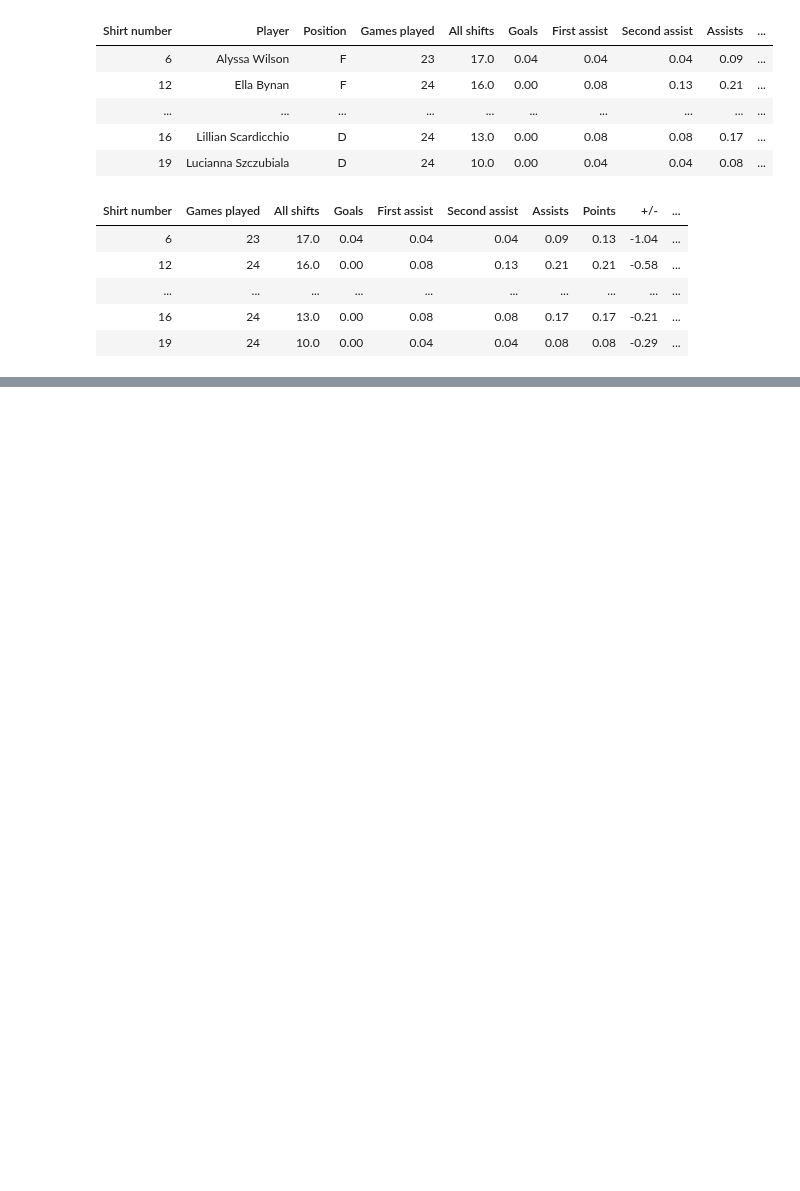
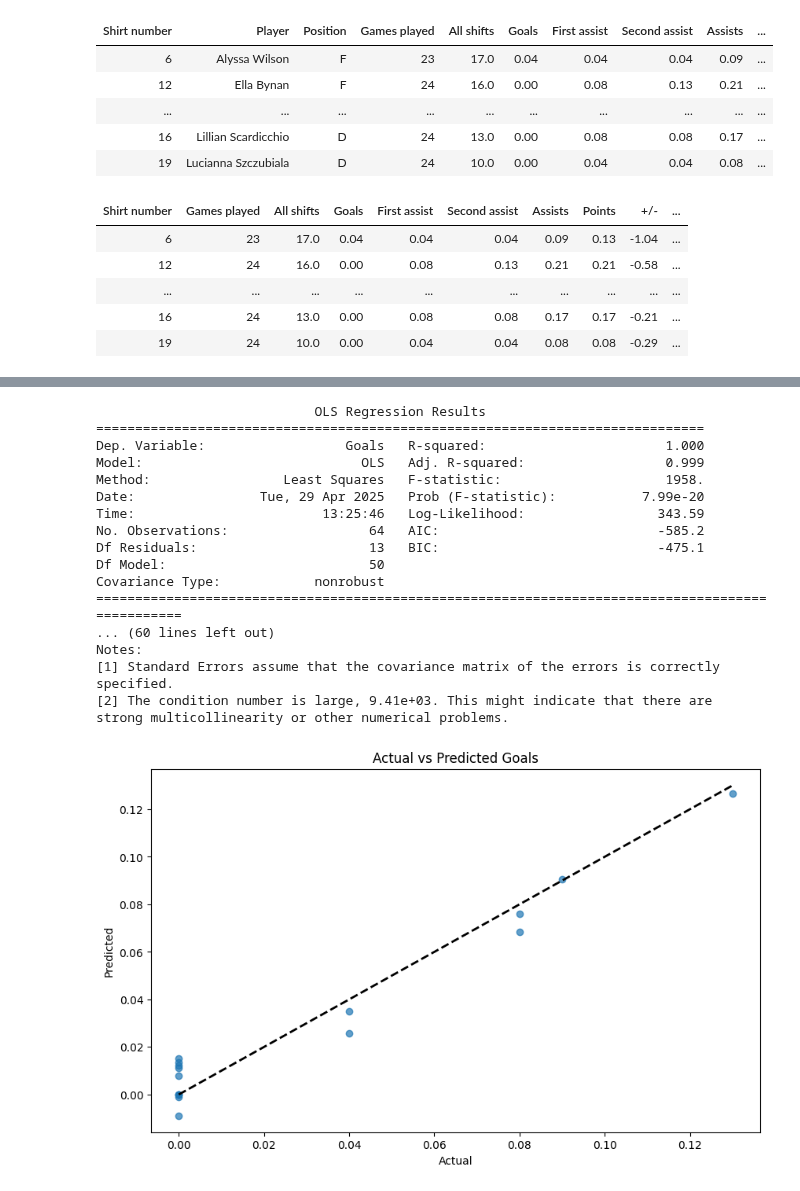
Before and after one commit to sarahsetiawan/Hood-Hockey, a Jupyter notebook: DataAnalysis/LinearReg.ipynb, the cells around one changed output, grey strips where cells are left out. Cells and saved outputs as stored; diff of their text form; code cells hidden in the pictures; blank space fills up the shorter version.

Commit message:
linear regression

```diff
--- a/DataAnalysis/LinearReg.ipynb
+++ b/DataAnalysis/LinearReg.ipynb
@@ -76,0 +149,16 @@ Coefficients: {'Shirt number': np.float64(-4.29967866751593e-05), 'Games played'
+# %%
+# Get coefficients and their corresponding column names
+coefficients = model.coef_
+column_names = X.columns
+
+# Create a DataFrame to display coefficients
+coef_df = pd.DataFrame({'Feature': column_names, 'Coefficient': coefficients})
+
+# Sort the DataFrame by absolute coefficient value
+coef_df['Absolute Coefficient'] = abs(coef_df['Coefficient'])
+coef_df = coef_df.sort_values(by='Absolute Coefficient', ascending=False)
+
+# Print the top N coefficients
+N = 10  # Number of top coefficients to display
+print(f"Top {N} coefficients:")
+print(coef_df[['Feature', 'Coefficient']].head(N))
@@ -76,0 +178,62 @@ Coefficients: {'Shirt number': np.float64(-4.29967866751593e-05), 'Games played'
+# %%
+from sklearn.model_selection import train_test_split
+
+import statsmodels.api as sm
+
+# Select the top N features based on absolute coefficient values
+N = 50  # You can adjust the number of top features to use
+top_features = coef_df.head(N)['Feature'].tolist()
+
+# Prepare the data using only the top features
+X_top = X[top_features]
+
+# Add a constant to the independent variables
+X_top = sm.add_constant(X_top)
+
+# Split the data into training and testing sets
+X_train, X_test, y_train, y_test = train_test_split(X_top, y, test_size=0.2, random_state=42)
+
+# Train the multiple linear regression model
+model = sm.OLS(y_train, X_train).fit()
+
+# Print the model summary
+print(model.summary())
+
+# Make predictions on the test set
+y_pred = model.predict(X_test)
+
+# Create a DataFrame for actual vs predicted values
+predictions_df = pd.DataFrame({'Actual': y_test, 'Predicted': y_pred})
+
+# Plotting actual vs predicted values
+plt.figure(figsize=(10, 6))
+plt.scatter(y_test, y_pred, alpha=0.7)
+plt.plot(
+    [y_test.min(), y_test.max()],
+    [y_test.min(), y_test.max()],
+    'k--',
+    lw=2
+)  # Diagonal line
+plt.xlabel('Actual')
+plt.ylabel('Predicted')
+plt.title('Actual vs Predicted Goals')
+plt.show()
+# %% [output]
+                            OLS Regression Results
+==============================================================================
+Dep. Variable:                  Goals   R-squared:                       1.000
+Model:                            OLS   Adj. R-squared:                  0.999
+Method:                 Least Squares   F-statistic:                     1958.
+Date:                Tue, 29 Apr 2025   Prob (F-statistic):           7.99e-20
+Time:                        13:25:46   Log-Likelihood:                 343.59
+No. Observations:                  64   AIC:                            -585.2
+Df Residuals:                      13   BIC:                            -475.1
+Df Model:                          50
+Covariance Type:            nonrobust
+=================================================================================================
+... (60 lines left out)
+Notes:
+[1] Standard Errors assume that the covariance matrix of the errors is correctly specified.
+[2] The condition number is large, 9.41e+03. This might indicate that there are
+strong multicollinearity or other numerical problems.
+[figure, added]
```
Also changed, not shown: parts of 12 cells of this notebook.
